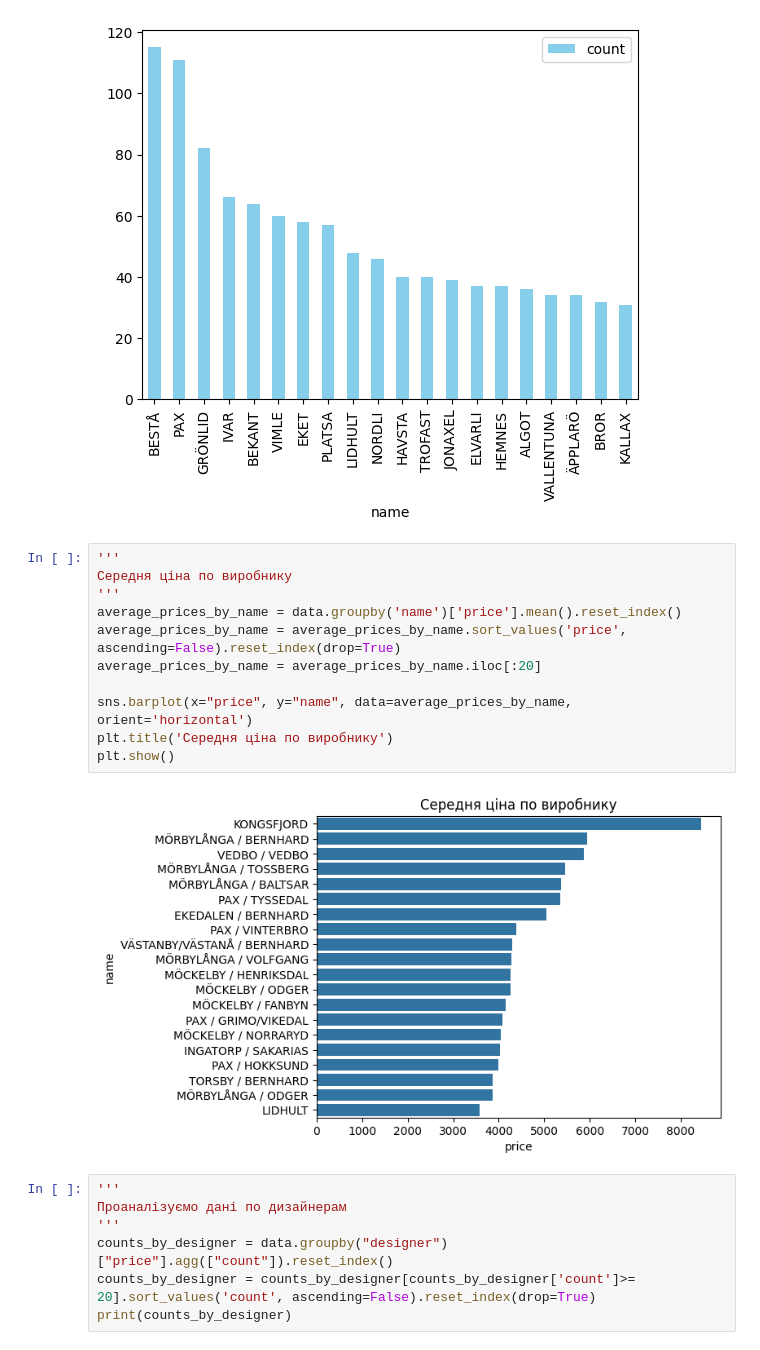
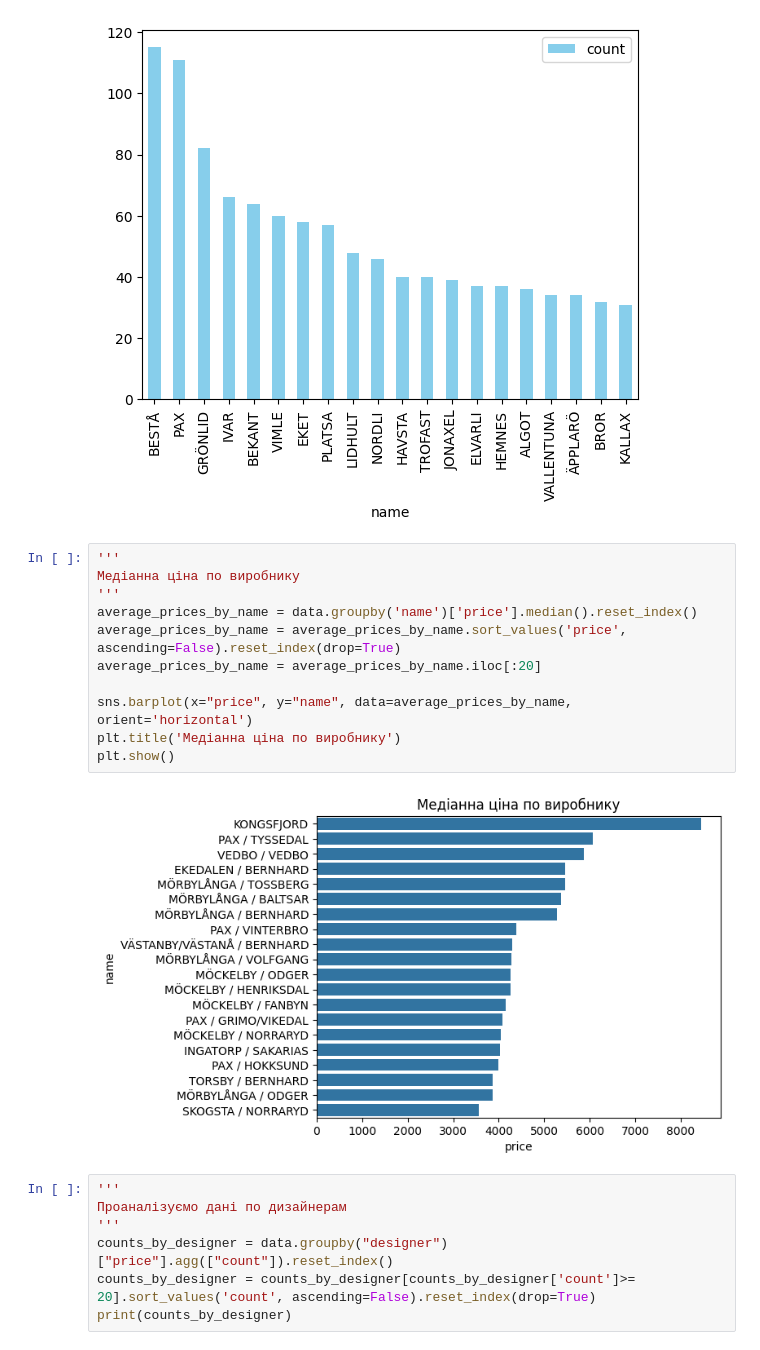
Before and after one commit to Illia061/StepProject, a Jupyter notebook: StepProject.ipynb, the cells around one changed output. Saved outputs shown, nothing was run; the diff lists cells and outputs as text.

```diff
--- a/StepProject.ipynb
+++ b/StepProject.ipynb
@@ -453,17 +449,17 @@ names.plot(kind='bar', color='skyblue')
 [figure]
 # %%
 '''
-Середня ціна по виробнику
+Медіанна ціна по виробнику
 '''
-average_prices_by_name = data.groupby('name')['price'].mean().reset_index()
+average_prices_by_name = data.groupby('name')['price'].median().reset_index()
 average_prices_by_name = average_prices_by_name.sort_values('price', ascending=False).reset_index(drop=True)
 average_prices_by_name = average_prices_by_name.iloc[:20]
 
 sns.barplot(x="price", y="name", data=average_prices_by_name, orient='horizontal')
-plt.title('Середня ціна по виробнику')
+plt.title('Медіанна ціна по виробнику')
 plt.show()
 # %% [output]
-[figure, old version]
+[figure, new version]
 # %%
 '''
 Проаналізуємо дані по дизайнерам
```
Also changed, not shown: parts of 18 cells of this notebook.
